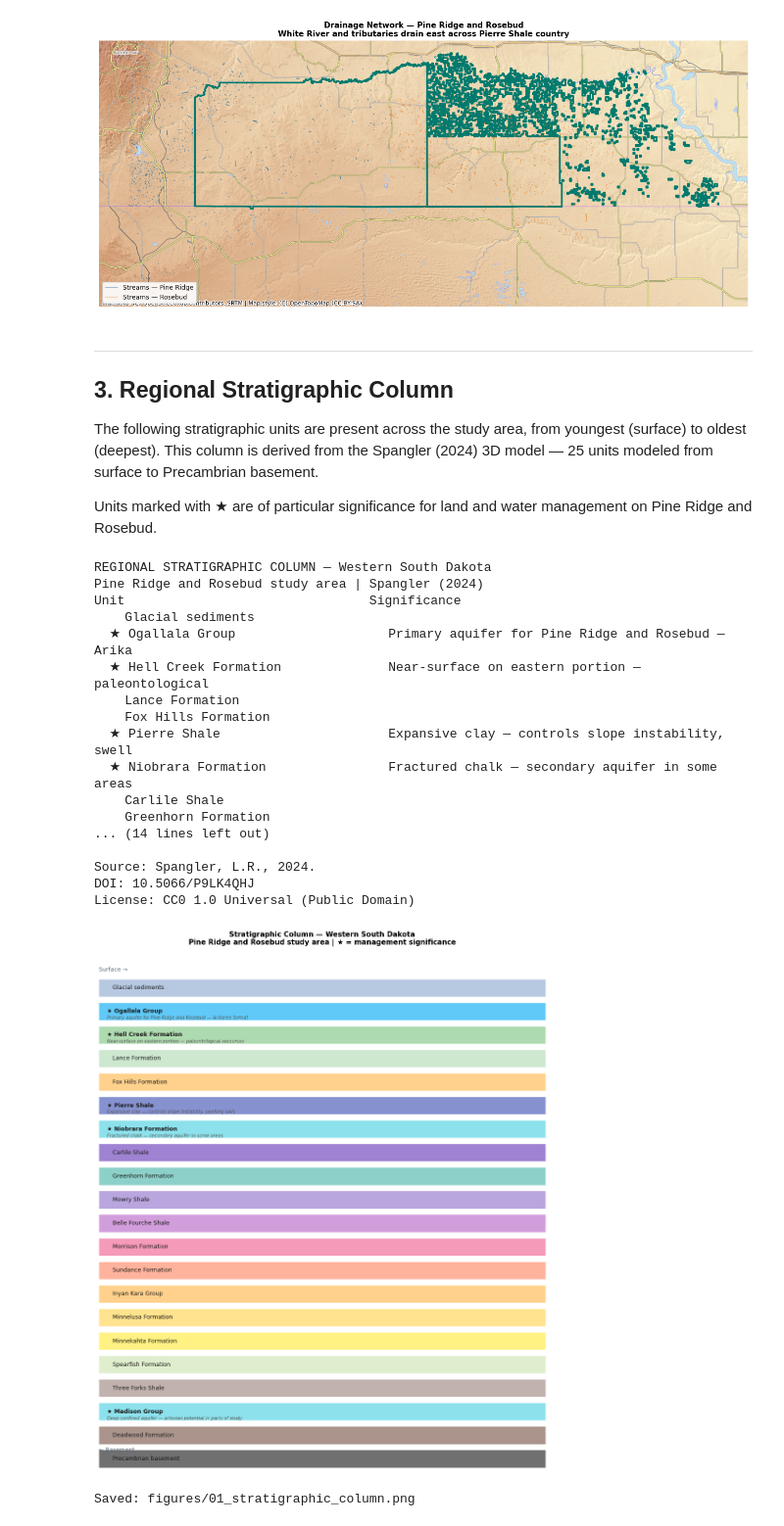
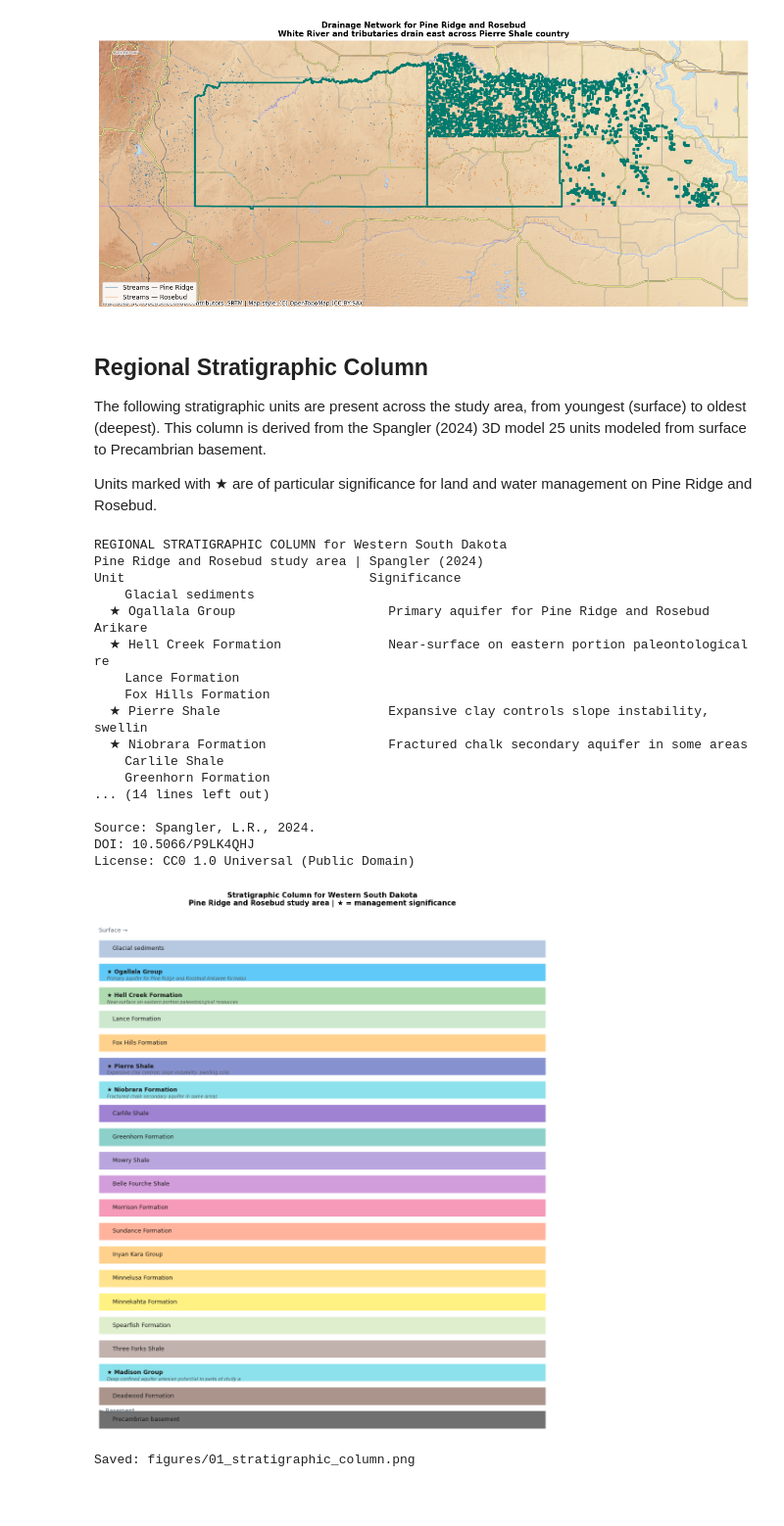
Before and after one commit to daearconsulting/Tribal_soils_geology, a Jupyter notebook: Notebooks/01_territorial_geologic_context.ipynb, the cells around one changed output. Shown at 98% size. Cells and saved outputs as stored; diff of their text form; code cells hidden in the pictures; blank space fills up the shorter version.

```diff
--- a/Notebooks/01_territorial_geologic_context.ipynb
+++ b/Notebooks/01_territorial_geologic_context.ipynb
@@ -247,19 +247,18 @@ plt.show()
 # %% [output]
 [figure]
 # %% [markdown]
----
-## 3. Regional Stratigraphic Column
+## Regional Stratigraphic Column
 
 The following stratigraphic units are present across the study area, from
 youngest (surface) to oldest (deepest). This column is derived from the
-Spangler (2024) 3D model — 25 units modeled from surface to Precambrian
+Spangler (2024) 3D model 25 units modeled from surface to Precambrian
 basement.
 
 Units marked with ★ are of particular significance for land and water
 management on Pine Ridge and Rosebud.
 # %%
 # Print the stratigraphic column with management significance flags
-print("REGIONAL STRATIGRAPHIC COLUMN — Western South Dakota")
+print("REGIONAL STRATIGRAPHIC COLUMN for Western South Dakota")
 print("Pine Ridge and Rosebud study area | Spangler (2024)")
 print(f"{'Unit':<35} {'Significance'}")
 
@@ -275,16 +274,16 @@ print("Source: Spangler, L.R., 2024.")
 print(f"DOI: {WSD_3D_MODEL['doi']}")
 print(f"License: {WSD_3D_MODEL['license']}")
 # %% [output]
-REGIONAL STRATIGRAPHIC COLUMN — Western South Dakota
+REGIONAL STRATIGRAPHIC COLUMN for Western South Dakota
 Pine Ridge and Rosebud study area | Spangler (2024)
 Unit                                Significance
     Glacial sediments
-  ★ Ogallala Group                    Primary aquifer for Pine Ridge and Rosebud — Arika
-  ★ Hell Creek Formation              Near-surface on eastern portion — paleontological
+  ★ Ogallala Group                    Primary aquifer for Pine Ridge and Rosebud Arikare
+  ★ Hell Creek Formation              Near-surface on eastern portion paleontological re
     Lance Formation
     Fox Hills Formation
-  ★ Pierre Shale                      Expansive clay — controls slope instability, swell
-  ★ Niobrara Formation                Fractured chalk — secondary aquifer in some areas
+  ★ Pierre Shale                      Expansive clay controls slope instability, swellin
+  ★ Niobrara Formation                Fractured chalk secondary aquifer in some areas
     Carlile Shale
     Greenhorn Formation
 ... (14 lines left out)
@@ -296,7 +295,7 @@ License: CC0 1.0 Universal (Public Domain)
 # Visualize stratigraphic column as a graphic
 fig, ax = plt.subplots(figsize=(10, 12))
 
-# Color scheme by era / significance
+# Color scheme by era/significance
 unit_colors = {
     "Glacial sediments":      "#B0C4DE",
     "Ogallala Group":         "#4FC3F7",   # water blue
@@ -332,35 +331,35 @@ for i, unit in enumerate(WSD_STRATIGRAPHY):
     note = WSD_KEY_UNITS.get(unit, "")
     star = "★ " if note else "   "
     label = f"{star}{unit}"
     ax.text(0.15, y, label, va="center", ha="left", fontsize=9, fontweight="bold"
             if note else "normal", color="#1a1a1a")
     if note:
         ax.text(0.15, y - 0.28, note[:60], va="center", ha="left",
                 fontsize=7, color="#555555", style="italic")
 
 ax.set_xlim(0, 8)
 ax.set_ylim(-0.5, n + 0.5)
 ax.set_yticks([])
 ax.set_xticks([])
 ax.set_xlabel("")
 for spine in ax.spines.values():
     spine.set_visible(False)
 
 ax.annotate("Surface →", xy=(0, n - 0.3), fontsize=9, color=GRAY,
             ha="left")
 ax.annotate("← Basement", xy=(0, 0.3), fontsize=9, color=GRAY,
             ha="left")
 
 ax.set_title(
-    "Stratigraphic Column — Western South Dakota\n"
+    "Stratigraphic Column for Western South Dakota\n"
     "Pine Ridge and Rosebud study area | ★ = management significance",
     fontsize=11, fontweight="bold", pad=12
 )
 plt.tight_layout()
-fig.savefig(FIGURES_DIR / "01_stratigraphic_column.png", dpi=150, bbox_inches="tight")
+fig.savefig(FIGURES_DIR/"01_stratigraphic_column.png", dpi=150, bbox_inches="tight")
 plt.show()
 print("Saved: figures/01_stratigraphic_column.png")
 # %% [output]
-[figure, old version]
+[figure, new version]
 Saved: figures/01_stratigraphic_column.png
 # %% [markdown]
```
Also changed, not shown: parts of 8 cells of this notebook, 23 other files.
